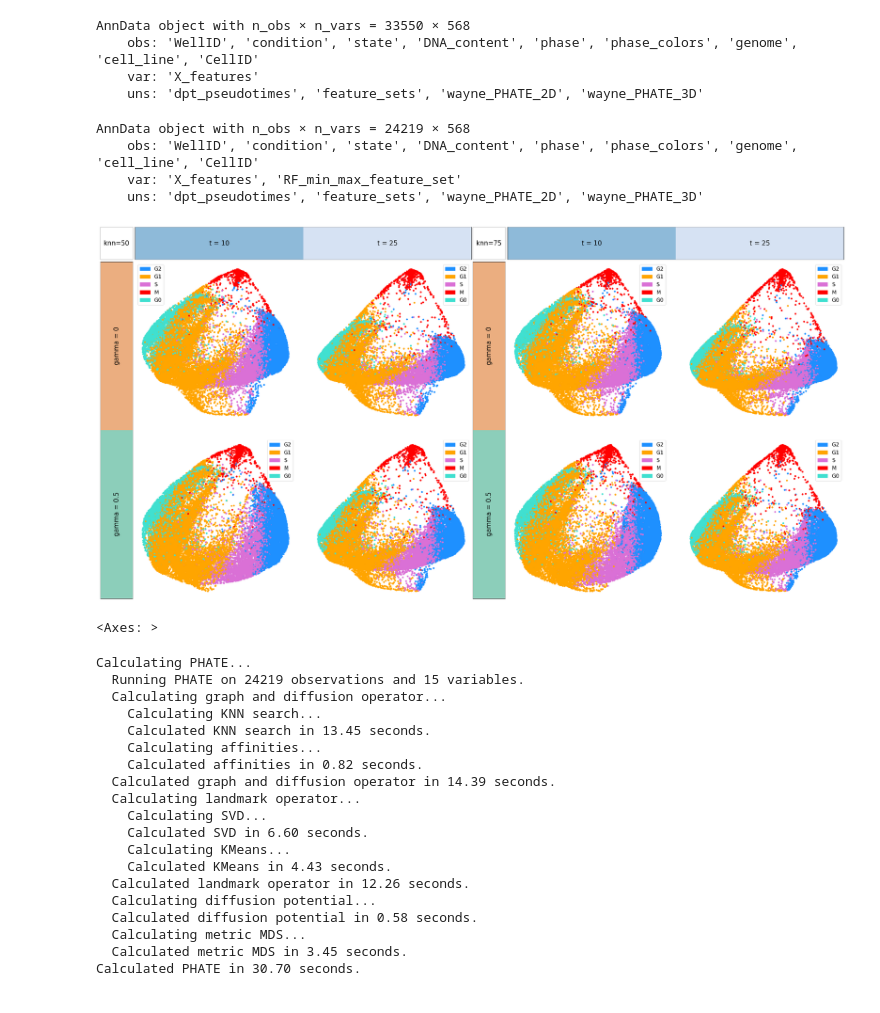
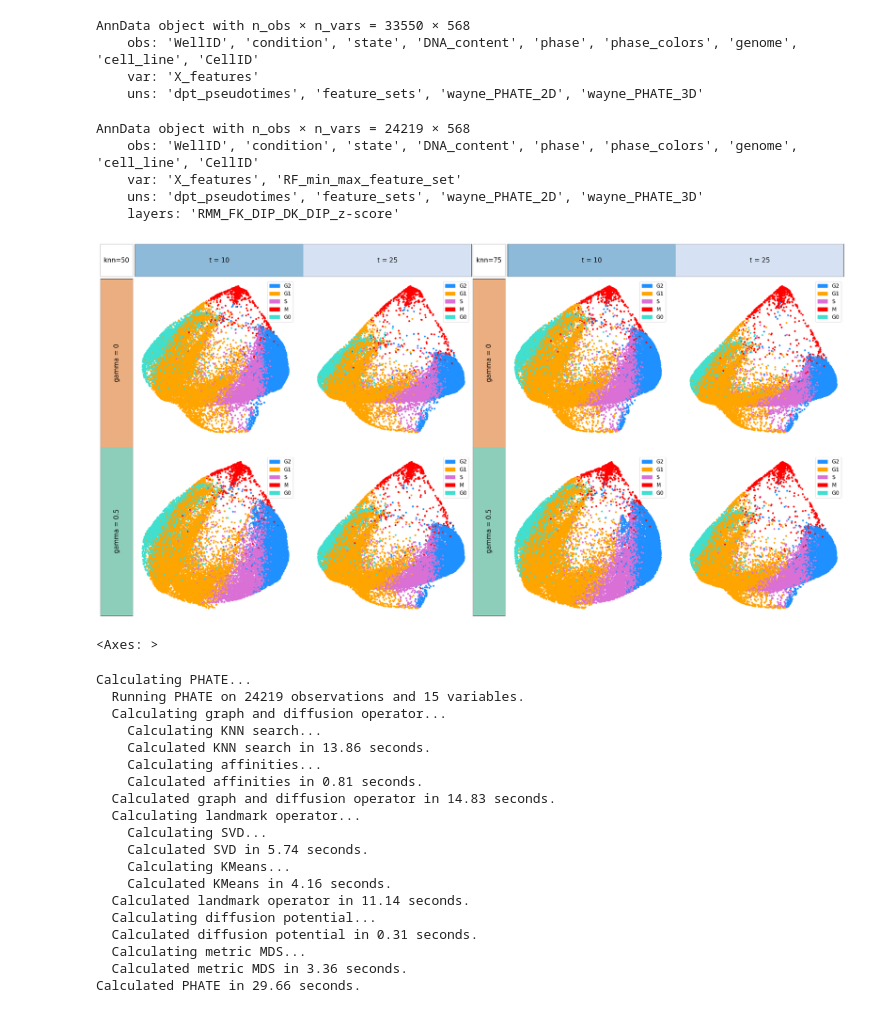
Before and after one commit to StallaertLab/cc_mapping, a Jupyter notebook: notebooks/Make Cell Cycle Maps.ipynb, the cells around one changed output. Cells and saved outputs as stored; diff of their text form; code cells hidden in the pictures.

Commit message:
updated making cell cycle notebook to use layers for phate functions

```diff
--- a/notebooks/Make Cell Cycle Maps.ipynb
+++ b/notebooks/Make Cell Cycle Maps.ipynb
@@ -50,65 +50,68 @@ training_features =  [feat for feat in adata.var_names if re.search(regex, feat)
 
 #runs random forest for feature selection
 adata = core.random_forest_feature_selection(adata, training_features, training_labels = 'phase', method = 'RF_min_max')
-# %%
-adata
-# %% [output]
-AnnData object with n_obs × n_vars = 24219 × 568
-    obs: 'WellID', 'condition', 'state', 'DNA_content', 'phase', 'phase_colors', 'genome', 'cell_line', 'CellID'
-    var: 'X_features', 'RF_min_max_feature_set'
-    uns: 'dpt_pseudotimes', 'feature_sets', 'wayne_PHATE_2D', 'wayne_PHATE_3D'
+# %%
+adata.layers[f'RMM_FK_DIP_DK_DIP_z-score'] = st.zscore(adata.X.copy(), axis = 0)
+
+adata
+# %% [output]
+AnnData object with n_obs × n_vars = 24219 × 568
+    obs: 'WellID', 'condition', 'state', 'DNA_content', 'phase', 'phase_colors', 'genome', 'cell_line', 'CellID'
+    var: 'X_features', 'RF_min_max_feature_set'
+    uns: 'dpt_pseudotimes', 'feature_sets', 'wayne_PHATE_2D', 'wayne_PHATE_3D'
+    layers: 'RMM_FK_DIP_DK_DIP_z-score'
 # %%
 phate_param_dict = {'n_components': 2,
                     'knn': [50,75],
                     'gamma': [0,0.5],
                     't': [10,25],
                     'n_jobs': -1,
                     'random_state': 0,
                     'verbose': 0}
 
 param_info_dict = { 'row_label': 'gamma',
                     'col_label': 't',
                     'constant_label': 'knn',
                     'final_figure_dims': (1,2)}
 
 manifold.perform_phate_hyperparameter_search(adata,
                                         feature_set = 'RF_min_max_feature_set',
                                         hyperparam_dict = phate_param_dict,
                                         hyperparam_info_dict = param_info_dict,
+                                        layer = f'RMM_FK_DIP_DK_DIP_z-score',
                                         color_name= 'phase_colors',
-                                        norm_method= 'z_score',
                                         save_path = f'.\{cell_line}_hyperparameter_search.png',)
 # %% [output]
-[figure, old version]
+[figure, new version]
 <Axes: >
 # %%
-phate_optimal_parameter_dict = {'t': 50 , 'gamma': 1 , 'knn': 75, 'random_state': 0}
+phate_optimal_parameter_dict = {'t': 10 , 'gamma': 0 , 'knn': 75, 'random_state': 0}
 
 adata = manifold.run_phate(adata,
-                           feature_set = 'RF_min_max_feature_set',
-                           phate_param_dict = phate_optimal_parameter_dict,
-                           norm_method = 'z_score',
-                           obsm_save_key = 'X_phate')
+                            feature_set = 'RF_min_max_feature_set',
+                            phate_param_dict = phate_optimal_parameter_dict,
+                            layer = f'RMM_FK_DIP_DK_DIP_z-score',
+                            obsm_save_key = 'X_phate')
 # %% [output]
 Calculating PHATE...
   Running PHATE on 24219 observations and 15 variables.
   Calculating graph and diffusion operator...
     Calculating KNN search...
-    Calculated KNN search in 13.45 seconds.
+    Calculated KNN search in 13.86 seconds.
     Calculating affinities...
-    Calculated affinities in 0.82 seconds.
-  Calculated graph and diffusion operator in 14.39 seconds.
+    Calculated affinities in 0.81 seconds.
+  Calculated graph and diffusion operator in 14.83 seconds.
   Calculating landmark operator...
     Calculating SVD...
-    Calculated SVD in 6.60 seconds.
+    Calculated SVD in 5.74 seconds.
     Calculating KMeans...
-    Calculated KMeans in 4.43 seconds.
-  Calculated landmark operator in 12.26 seconds.
+    Calculated KMeans in 4.16 seconds.
+  Calculated landmark operator in 11.14 seconds.
   Calculating diffusion potential...
-  Calculated diffusion potential in 0.58 seconds.
+  Calculated diffusion potential in 0.31 seconds.
   Calculating metric MDS...
-  Calculated metric MDS in 3.45 seconds.
-Calculated PHATE in 30.70 seconds.
+  Calculated metric MDS in 3.36 seconds.
+Calculated PHATE in 29.66 seconds.
 # %%
 adata
 # %% [output]
```
Also changed, not shown: parts of 3 cells of this notebook, 2 other files.
